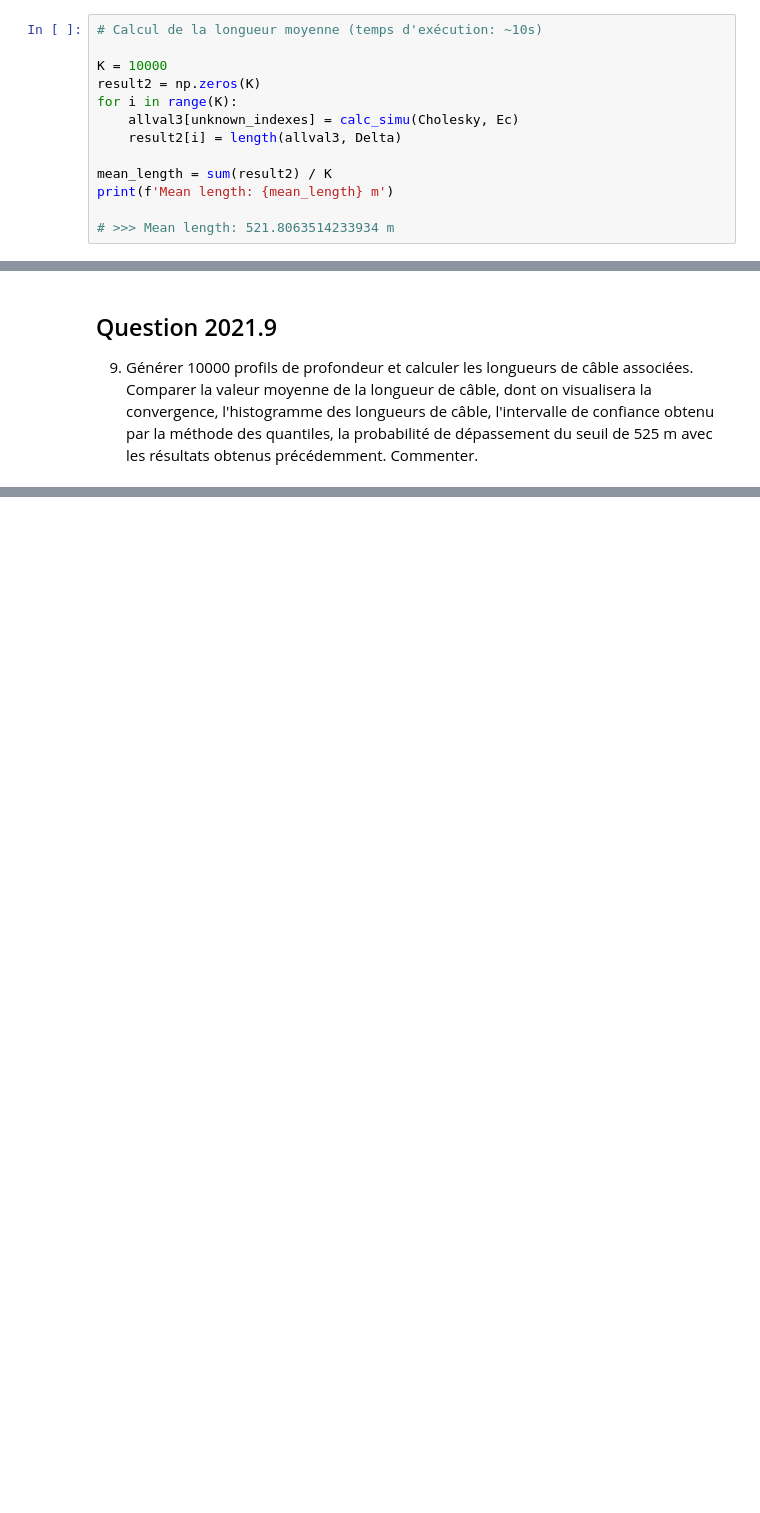
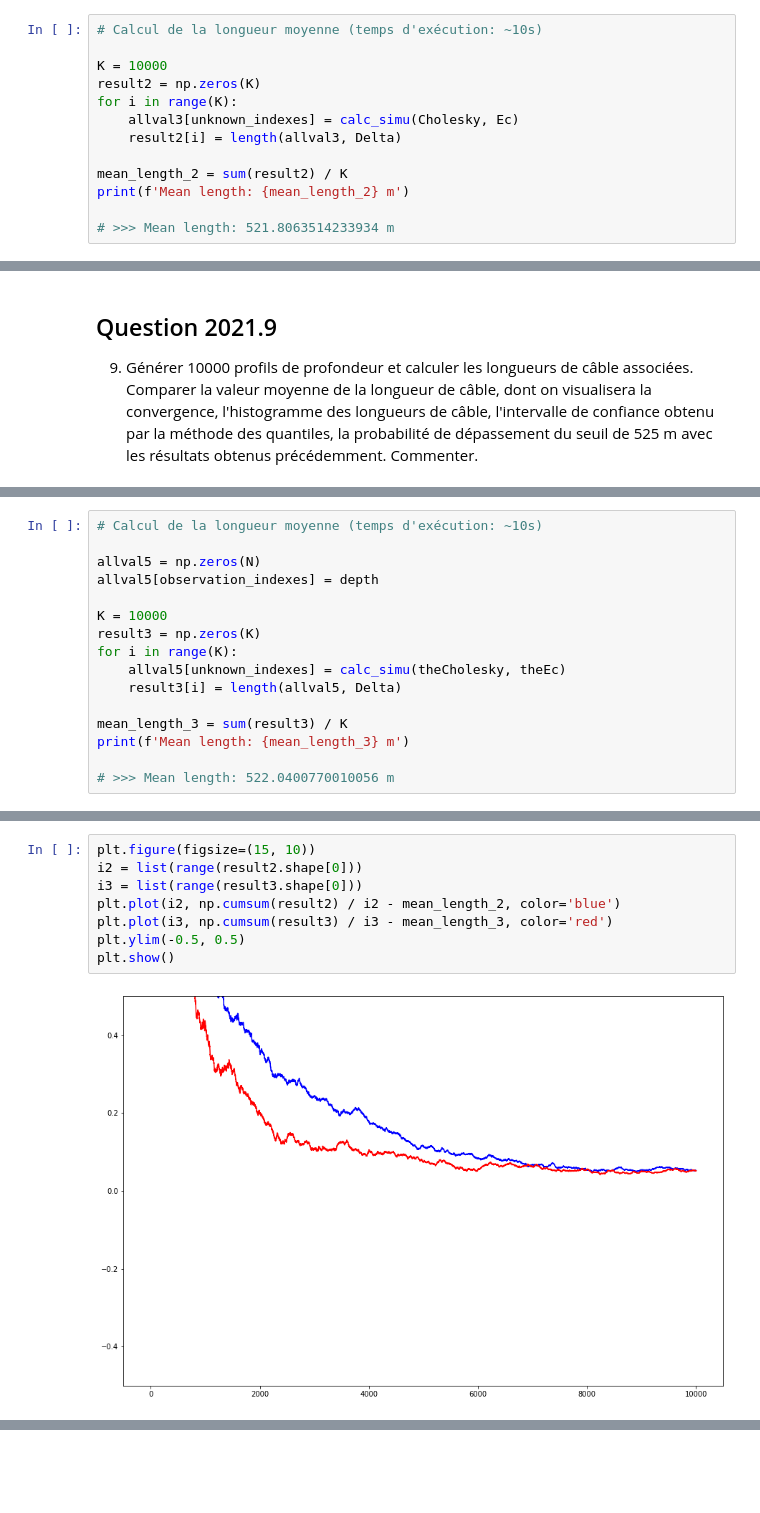
Before and after one commit to ahernot/UE11-probabilites, a Jupyter notebook: projAnatole.ipynb, the cells around one changed output, grey strips where cells are left out. Cells and saved outputs as stored; diff of their text form; blank space fills up the shorter version.

```diff
--- a/projAnatole.ipynb
+++ b/projAnatole.ipynb
@@ -340,8 +340,8 @@ for i in range(K):
     allval3[unknown_indexes] = calc_simu(Cholesky, Ec)
     result2[i] = length(allval3, Delta)
 
-mean_length = sum(result2) / K
-print(f'Mean length: {mean_length} m')
+mean_length_2 = sum(result2) / K
+print(f'Mean length: {mean_length_2} m')
 
 # >>> Mean length: 521.8063514233934 m
 # %% [output]
@@ -799,0 +802,16 @@ to do
+# %%
+# Calcul de la longueur moyenne (temps d'exécution: ~10s)
+
+allval5 = np.zeros(N)
+allval5[observation_indexes] = depth
+
+K = 10000
+result3 = np.zeros(K)
+for i in range(K):
+    allval5[unknown_indexes] = calc_simu(theCholesky, theEc)
+    result3[i] = length(allval5, Delta)
+
+mean_length_3 = sum(result3) / K
+print(f'Mean length: {mean_length_3} m')
+
+# >>> Mean length: 522.0400770010056 m
@@ -799,0 +826,10 @@ to do
+# %%
+plt.figure(figsize=(15, 10))
+i2 = list(range(result2.shape[0]))
+i3 = list(range(result3.shape[0]))
+plt.plot(i2, np.cumsum(result2) / i2 - mean_length_2, color='blue')
+plt.plot(i3, np.cumsum(result3) / i3 - mean_length_3, color='red')
+plt.ylim(-0.5, 0.5)
+plt.show()
+# %% [output]
+[figure, added]
```
Also changed, not shown: parts of 18 cells of this notebook.
